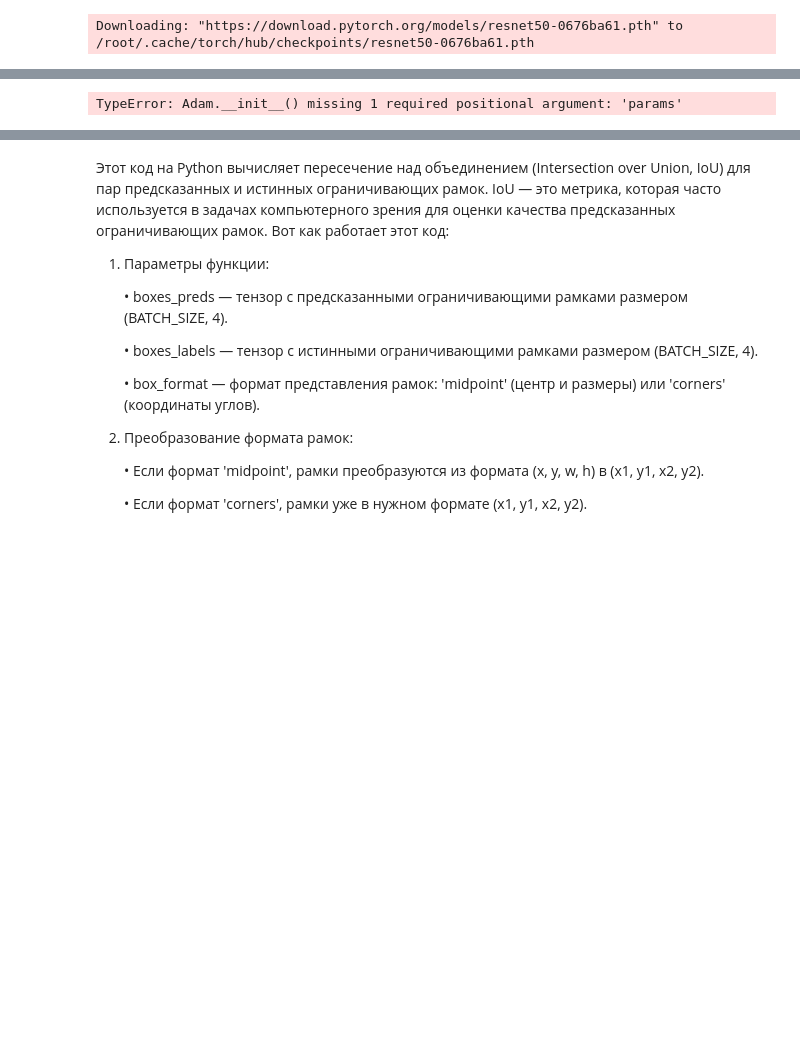
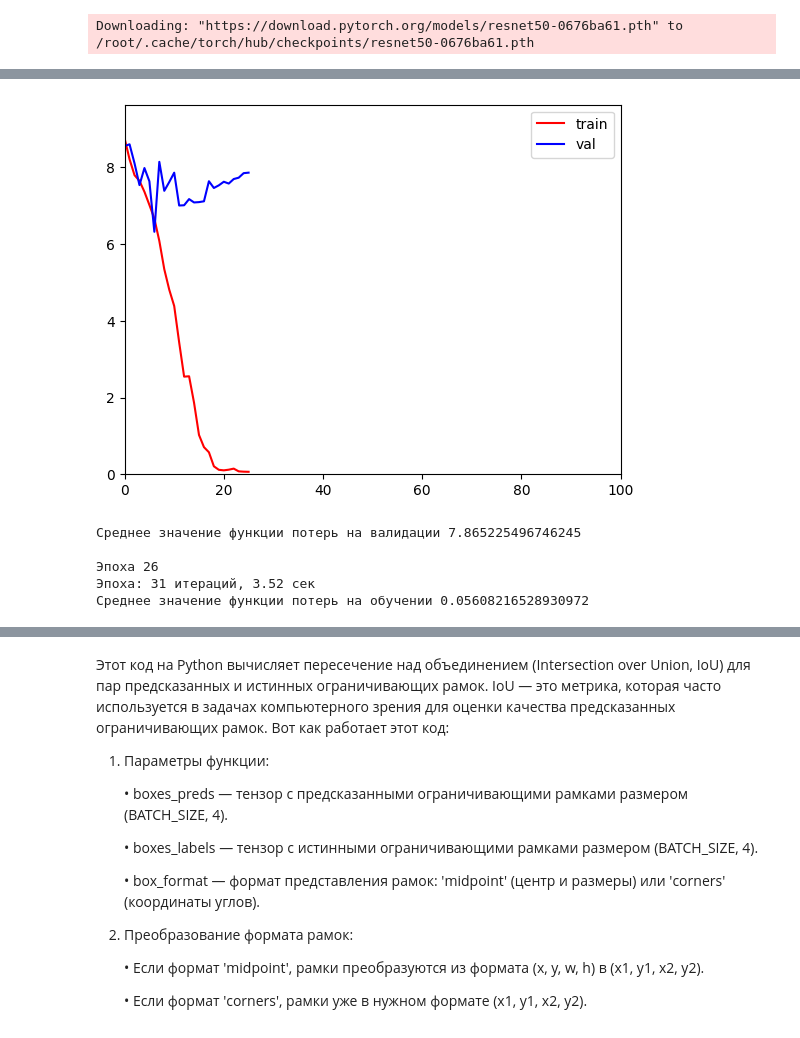
Before and after one commit to Toothless-1/BTS_YOLO_detection, a Jupyter notebook: BTS_YOLO_detection.ipynb, the cells around one changed output, grey strips where cells are left out. Cells and saved outputs as stored; diff of their text form; code cells hidden in the pictures; blank space fills up the shorter version.

```diff
--- a/BTS_YOLO_detection.ipynb
+++ b/BTS_YOLO_detection.ipynb
@@ -97,7 +122,6 @@ from sklearn.model_selection import train_test_split
 train, test = train_test_split(df, test_size = 0.2, shuffle=True)
 # %%
 img_transforms  = transforms.Compose([
-    transforms.Resize((224, 224)),
     transforms.ToTensor(),
     transforms.Normalize(mean=[-0.0932, -0.0971, -0.1260], std=[0.5091, 0.4912, 0.4931])
 ])
@@ -220,7 +245,7 @@ def train_eval_loop(model, train_dataset, val_dataset, criterion,
         optimizer = optimizer_ctor(model.parameters(), lr=lr)
 
     if lr_scheduler_ctor is not None:
-        lr_scheduler = lr_scheduler_ctor(optimizer, factor=0.5, patience=4)
+        lr_scheduler = lr_scheduler_ctor(optimizer)
     else:
         lr_scheduler = None
 
@@ -386,24 +411,29 @@ device = 'cuda' if torch.cuda.is_available() else 'cpu'
 # %%
 best_loss, best_model = train_eval_loop(model=resnet50_model,
                 train_dataset=train_data,
                 val_dataset=validation_data,
                 criterion=nn.CrossEntropyLoss(),
                 lr=1e-3,
                 epoch_n=100,
                 batch_size=16,
                 device=device,
-                early_stopping_patience=10,
-                l2_reg_alpha=0.8,
+                early_stopping_patience=20,
+                l2_reg_alpha=0.999,
                 max_batches_per_epoch_train=10000,
                 max_batches_per_epoch_val=1000,
                 data_loader_ctor=DataLoader,
                 optimizer_ctor=torch.optim.Adam,
                 lr_scheduler_ctor=torch.optim.lr_scheduler.ReduceLROnPlateau,
                 shuffle_train=True,
                 dataloader_workers_n=2,
                 plot=True)
 # %% [output]
+[figure, added]
-TypeError: Adam.__init__() missing 1 required positional argument: 'params'
+Среднее значение функции потерь на валидации 7.865225496746245
+
+Эпоха 26
+Эпоха: 31 итераций, 3.52 сек
+Среднее значение функции потерь на обучении 0.05608216528930972
 # %%
 predicted_labels = []
 actual_labels = []
```
Also changed, not shown: parts of 12 cells of this notebook.
